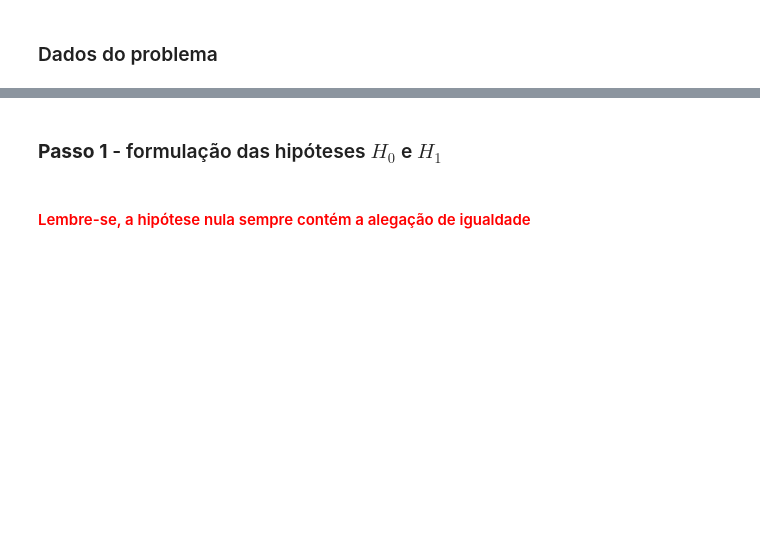
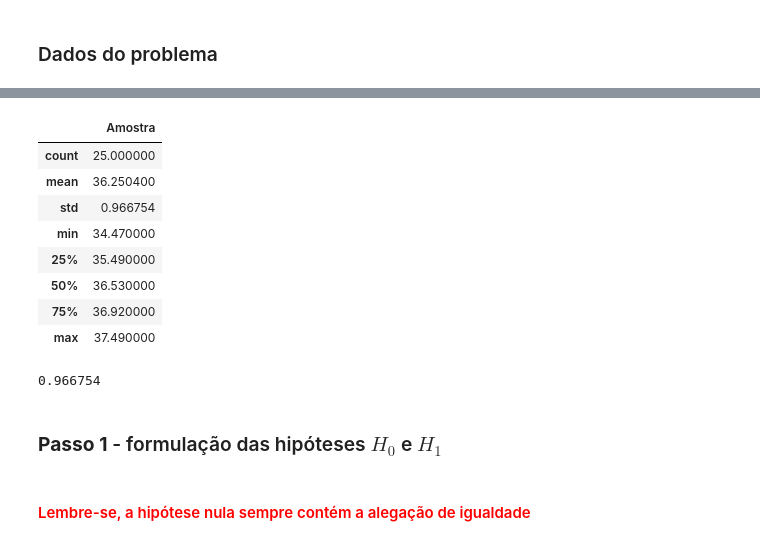
Before and after one commit to wiliands/estatistica_python, a Jupyter notebook: Estatistica_Parte03/Curso_de_Estatística_Parte_3.ipynb, the cells around one changed output, grey strips where cells are left out. Cells and saved outputs as stored; diff of their text form; code cells hidden in the pictures; blank space fills up the shorter version.

```diff
--- a/Estatistica_Parte03/Curso_de_Estatística_Parte_3.ipynb
+++ b/Estatistica_Parte03/Curso_de_Estatística_Parte_3.ipynb
@@ -448,0 +523,18 @@ Os **testes unicaudais** verificam as variáveis em relação a um piso ou a um
+# %%
+amostra.describe()
+# %% [output]
+|  | Amostra |
+| count | 25.000000 |
+| mean | 36.250400 |
+| std | 0.966754 |
+| min | 34.470000 |
+| 25% | 35.490000 |
+| 50% | 36.530000 |
+| 75% | 36.920000 |
+| max | 37.490000 |
+# %%
+desvio_padrão_amostra = amostra.std()[0]
+desvio_padrao_amostra = 0.966754
+desvio_padrao_amostra
+# %% [output]
+0.966754
```
Also changed, not shown: parts of 38 cells of this notebook, 1 other file.
